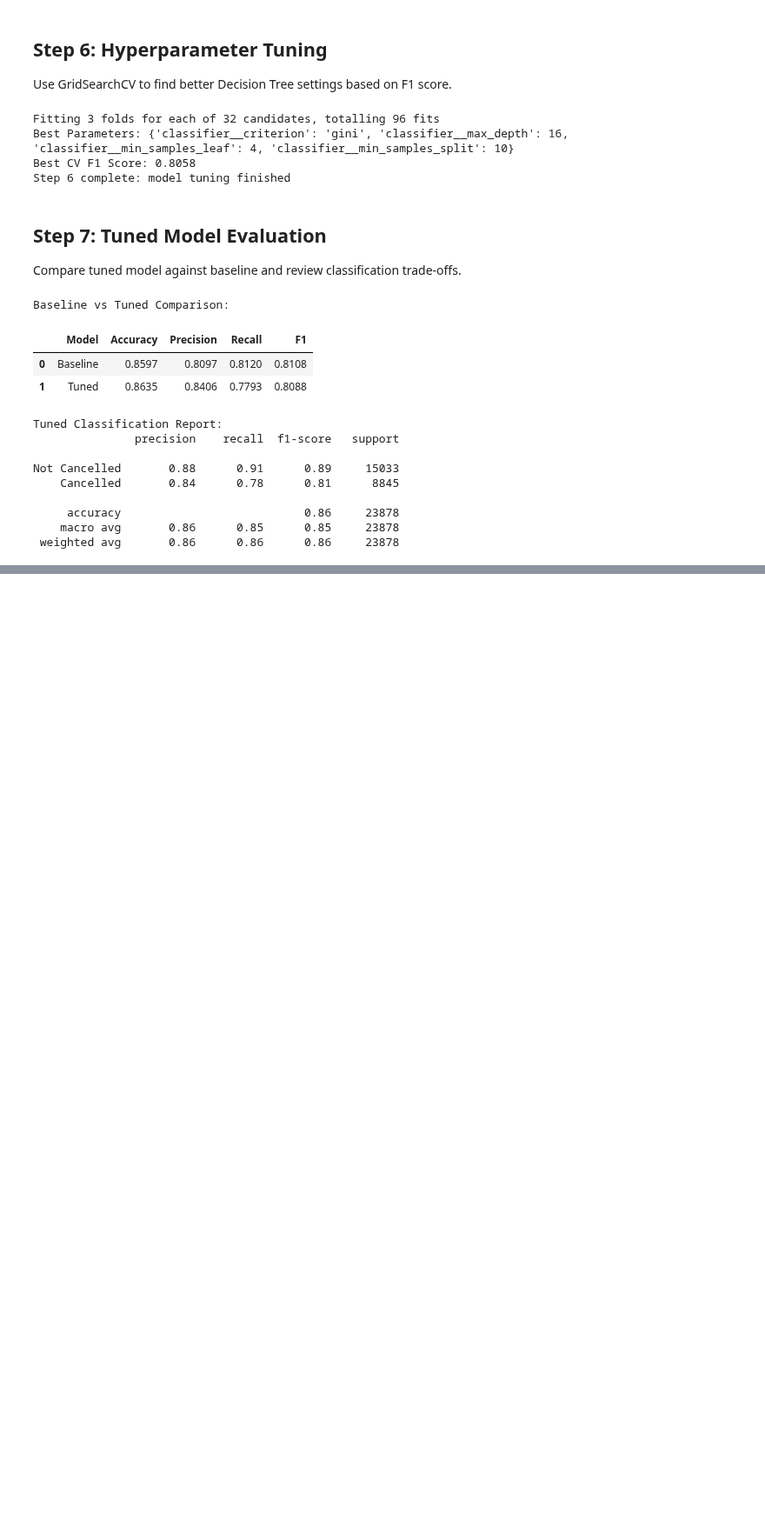
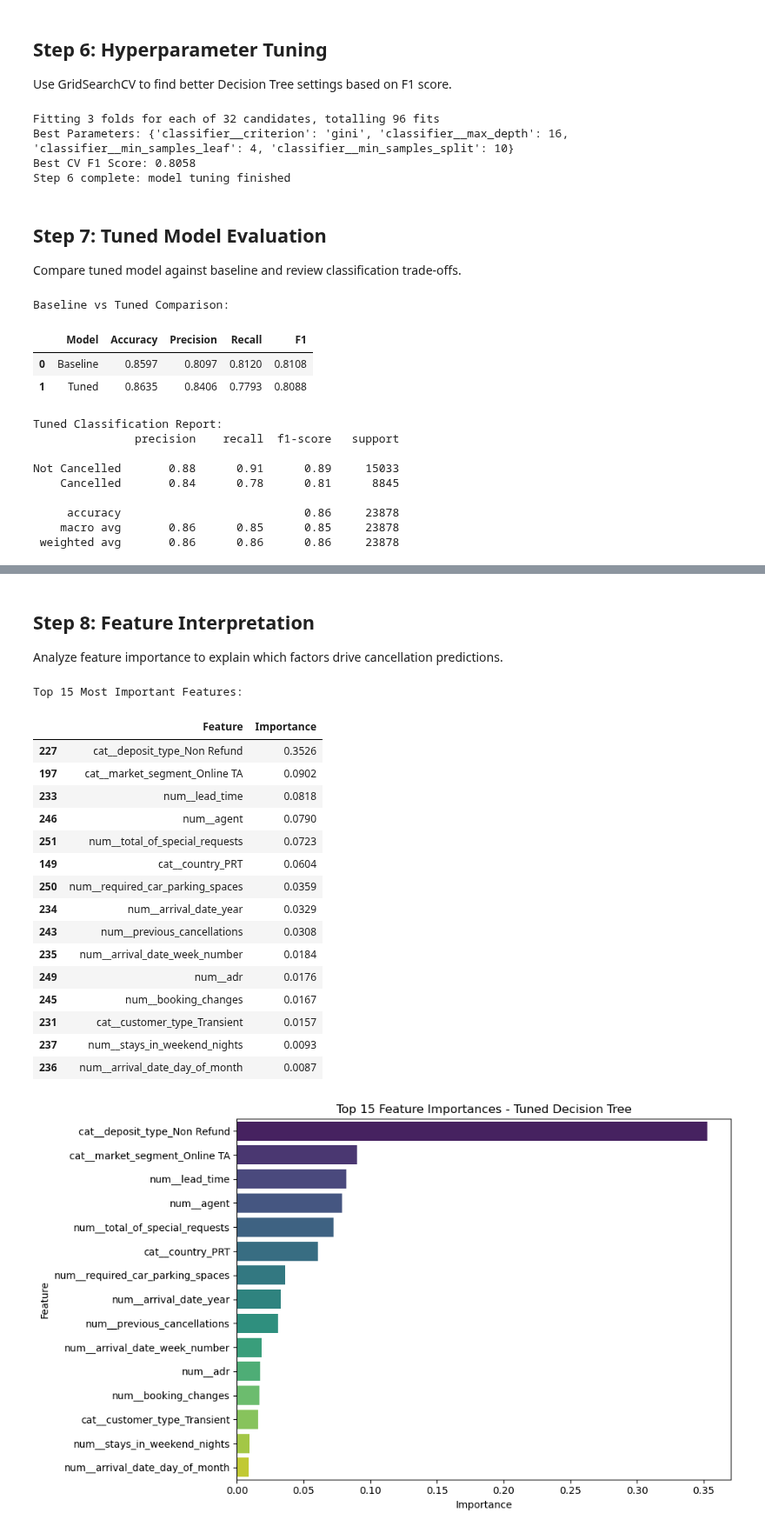
Before and after one commit to Eranga999/ML_Group_Assigment, a Jupyter notebook: Decision_Tree_IT22194244.ipynb, the cells around one changed output, grey strips where cells are left out. Shown at 87% size. Saved outputs shown, nothing was run; the diff lists cells and outputs as text; code cells hidden in the pictures; blank space fills up the shorter version.

Commit message:
Feature Interpretation

```diff
--- a/Decision_Tree_IT22194244.ipynb
+++ b/Decision_Tree_IT22194244.ipynb
@@ -380,0 +415,43 @@ Step 7 complete: tuned model evaluated and compared
+# %% [markdown]
+## Step 8: Feature Interpretation
+Analyze feature importance to explain which factors drive cancellation predictions.
+# %%
+# Feature importance from tuned model
+feature_names = best_model.named_steps['preprocess'].get_feature_names_out()
+importances = best_model.named_steps['classifier'].feature_importances_
+
+fi = pd.DataFrame({
+    'Feature': feature_names,
+    'Importance': importances
+}).sort_values('Importance', ascending=False)
+
+top_n = 15
+print('Top 15 Most Important Features:')
+display(fi.head(top_n).round(4))
+
+plt.figure(figsize=(10, 6))
+sns.barplot(data=fi.head(top_n), x='Importance', y='Feature', hue='Feature', palette='viridis', legend=False)
+plt.title('Top 15 Feature Importances - Tuned Decision Tree')
+plt.xlabel('Importance')
+plt.ylabel('Feature')
+plt.tight_layout()
+plt.show()
+# %% [output]
+Top 15 Most Important Features:
+|  | Feature | Importance |
+| 227 | cat__deposit_type_Non Refund | 0.3526 |
+| 197 | cat__market_segment_Online TA | 0.0902 |
+| 233 | num__lead_time | 0.0818 |
+| 246 | num__agent | 0.0790 |
+| 251 | num__total_of_special_requests | 0.0723 |
+| 149 | cat__country_PRT | 0.0604 |
+| 250 | num__required_car_parking_spaces | 0.0359 |
+| 234 | num__arrival_date_year | 0.0329 |
+| 243 | num__previous_cancellations | 0.0308 |
+| 235 | num__arrival_date_week_number | 0.0184 |
+| 249 | num__adr | 0.0176 |
+| 245 | num__booking_changes | 0.0167 |
+| 231 | cat__customer_type_Transient | 0.0157 |
+| 237 | num__stays_in_weekend_nights | 0.0093 |
+| 236 | num__arrival_date_day_of_month | 0.0087 |
+[figure, added]
```
Also changed, not shown: parts of 4 cells of this notebook.
